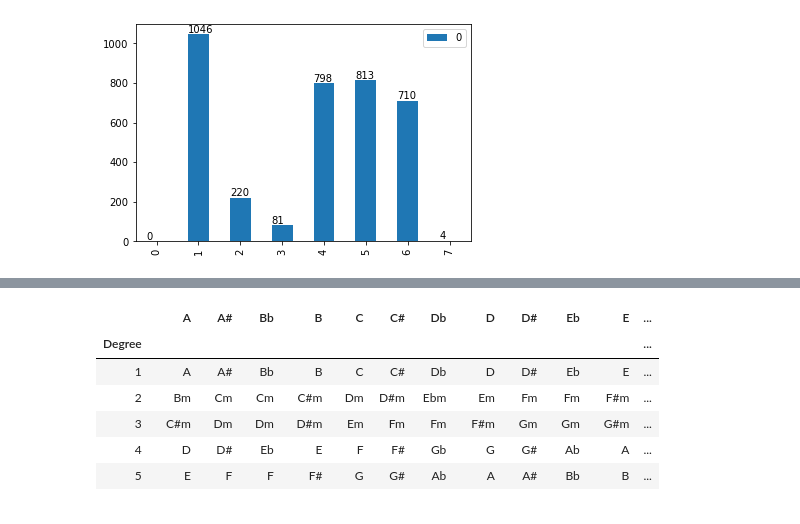
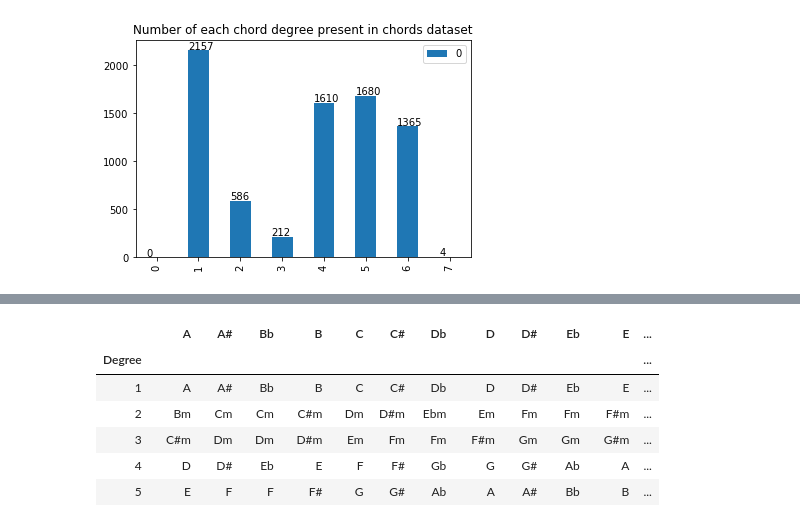
Before and after one commit to chardrew/make-a-pop-hit, a Jupyter notebook: 02 Data scraping/Chord progression scraper.ipynb, the cells around one changed output, grey strips where cells are left out. Cells and saved outputs as stored; diff of their text form; code cells hidden in the pictures.

Commit message:
change data directory. Fix scraper scraping the first page twice when the number of tabs spanned over one page

```diff
--- a/02 Data scraping/Chord progression scraper.ipynb
+++ b/02 Data scraping/Chord progression scraper.ipynb
@@ -57,7 +57,7 @@ def get_tab_metadata(num_tabs):
     # initiate master dataframe
     df = pd.DataFrame()
 
-    for p in range(num_pages):
+    for p in range(1, num_pages + 1):
         page_tabs = scrape_page(p)
         df = df.append(page_tabs)
     return df
@@ -103,7 +103,7 @@ def to_triad(chord):
     eg. A7sus4 -> A
     eg. E#dim7 -> E#dim
     '''
-    is_dim = False  # indicates a diminished chord
+    dim = False  # indicates a diminished chord
 
     # systematically take everything above chord modifiers, from right to left
     # if the modifiers don't exist, then the chord is returned unchanged
@@ -117,7 +117,7 @@ def to_triad(chord):
         chord = chord.split('maj')[0]
     if 'dim' in chord:  # eg. A7dim -> A7
         chord = chord.split('dim')[0]
-        is_dim = True  # flag for later, diminished chords are basic triads
+        dim = True  # flag for later, diminished chords are basic triads
 
     # at this point the chord is a simplified triad, except for the last position sometimes indicating
     # an extension on a triad chord (not a pure triad)
@@ -125,7 +125,7 @@ def to_triad(chord):
         chord = chord[:-1]
 
     # append 'dim' modifier if applicable
-    if is_dim:
+    if dim:
         chord = chord + 'dim'
 
     return chord
@@ -221,6 +221,7 @@ def adjust_pitch_by_semitone(chord, pitch_up):
             'A#': 'B',
             'Bb': 'B',
             'B': 'C',
+            'Cb': 'C',
             'C': 'C#',
             'C#': 'D',
             'Db': 'D',
@@ -228,6 +229,7 @@ def adjust_pitch_by_semitone(chord, pitch_up):
             'D#': 'E',
             'Eb': 'E',
             'E': 'F',
+            'Fb': 'F',
             'F': 'F#',
             'F#': 'G',
             'Gb': 'G',
@@ -240,6 +242,7 @@ def adjust_pitch_by_semitone(chord, pitch_up):
         switcher = {
             'A#': 'A',
             'B': 'A#',
+            'Cb': 'A#',
             'Bb': 'B',
             'C': 'B',
             'C#': 'C',
@@ -247,16 +250,16 @@ def adjust_pitch_by_semitone(chord, pitch_up):
             'D': 'C#',
             'D#': 'D',
             'Eb': 'D',
-            'E': 'Eb',
+            'E': 'D#',
+            'Fb': 'D#',
             'F': 'E',
             'F#': 'F',
             'Gb': 'F',
-            'G': 'Gb',
+            'G': 'F#',
             'G#': 'G',
             'Ab': 'G',
-            'A': 'Ab',
+            'A': 'G#',
         }
-
 
     else:  # pitch_up not boolean, so return original chord
         return chord
@@ -350,11 +353,12 @@ def closest_chord_in_key(chord, key):
         return switch_notation(chord)
 # %%
 # User input
-num_tabs = 50  # number of tabs wanted for dataset (will be rounded up to nearest 50 as tabs are scraped per page)
+num_tabs = 100  # number of tabs wanted for dataset (will be rounded up to nearest 50 as tabs are scraped per page)
 
 # End user input
-
-DATA_DIR = os.path.join(os.getcwd(), '..', '01 Analysis', 'data')
+DATA_DIR = os.path.join(os.getcwd(), '..', 'data')
+DATA_EXTERNAL_DIR = os.path.join(DATA_DIR, 'external')
+DATA_PROCESSED_DIR = os.path.join(DATA_DIR, 'processed')
 KEY_CHORD_MAPPING_DIR = os.path.join(DATA_DIR, 'lookups')
 key_chord_mapping = pd.read_csv(os.path.join(KEY_CHORD_MAPPING_DIR, 'musical_key-triad_chord_mapping.csv'), index_col='Degree')
 
@@ -457,22 +488,22 @@ chords
 # %%
 # sanity check
 
 import matplotlib.pyplot as plt
 
 x = np.zeros(8)
 
 v = [1, 2, 3, 4, 5, 6, 7]  # valid chord degrees
 for j in chords['chords_numeric']:
     for y in range(1, len(x)):
         x[y] = x[y] + sum([1 if z == y else 0 for z in j])
     x[0] = x[0] + sum([1 if z not in v else 0 for z in j])
 
 x = pd.DataFrame(x)
 x.plot.bar();
 for i, j in enumerate(x[0]):
     plt.text(i - 0.25, j + 10, str(int(j)))
-
+plt.title('Number of each chord degree present in chords dataset');
 # all chords are represented with numbers 1-7
 # there are no missed chords (represented by index 0)
 # %% [output]
-[figure, old version]
+[figure, new version]
```
Also changed, not shown: parts of 18 cells of this notebook, 2 other files.
